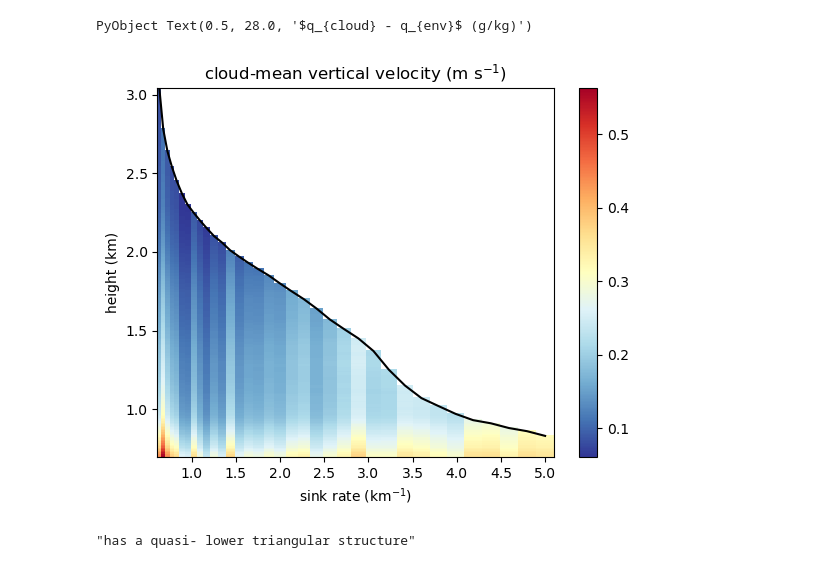
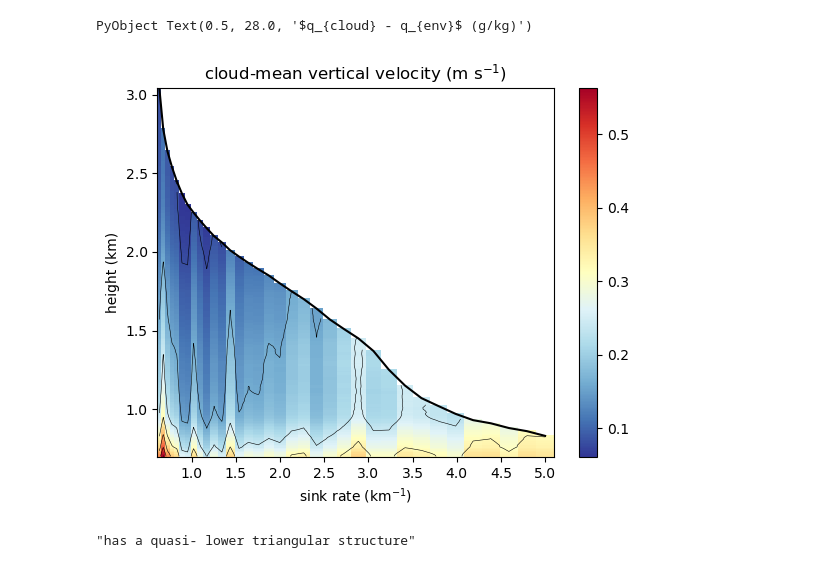
Before and after one commit to deszoeke/trade-cu-model, a Jupyter notebook: src/julia/flux-model.ipynb, the cells around one changed output. Drawn from its saved outputs; the diff is of its cells as text; code cells hidden in the pictures.

Commit message:
look more at sink rate

```diff
--- a/src/julia/flux-model.ipynb
+++ b/src/julia/flux-model.ipynb
@@ -1331,18 +1331,19 @@ end
 # %%
 # subset w to diagnose vertical modes
 ntp = 400
 start_ae = findfirst(any(x->!ismissing(x) && isfinite(x), w[:,ix,:], dims=1)[:])
 start_cb = findfirst(any(x->!ismissing(x) && isfinite(x), w[:,ix,:], dims=2)[:])
 stop_top = findlast(any(x->!ismissing(x) && isfinite(x), w[:,ix,:], dims=2)[:])
 close("all")
 pcolormesh(tot_sink[start_ae:end]*1e3, z[start_cb:stop_top]/1e3, w[start_cb:stop_top,ix,start_ae:end], cmap=ColorMap("RdYlBu_r"))
 colorbar()
+contour(tot_sink[start_ae:end]*1e3, z[start_cb:stop_top]/1e3, w[start_cb:stop_top,ix,start_ae:end], linewidths=0.4, colors="k")
 plot(tot_sink[start_ae:end]*1e3, ztop[ix,start_ae:end]/1e3, "k", label="cloud top height")
 # ylim([0, 4])
 ylabel("height (km)")
 xlabel("sink rate (km\$^{-1}\$)")
 title("cloud-mean vertical velocity (m s\$^{-1}\$)")
 "has a quasi- lower triangular structure"
 # %% [output]
-[figure, old version]
+[figure, new version]
 "has a quasi- lower triangular structure"
```
Also changed, not shown: parts of 2 cells of this notebook.
